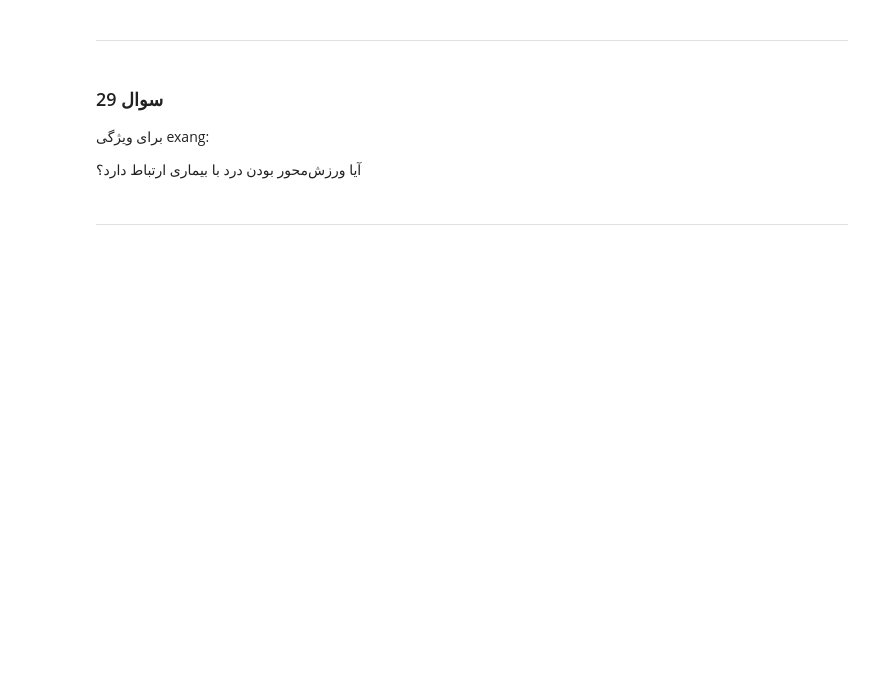
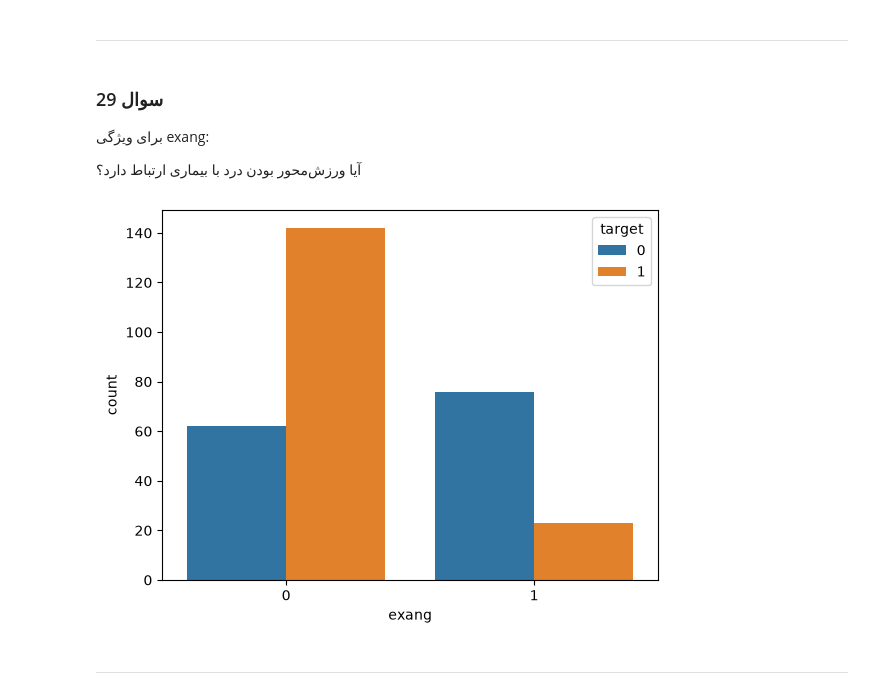
Before and after one commit to MehradAmiresmi/Data-Mining-Answer, a Jupyter notebook: task_1/001_data_understanding.ipynb, the cells around one changed output. Drawn from its saved outputs; the diff is of its cells as text; code cells hidden in the pictures; blank space fills up the shorter version.

```diff
--- a/task_1/001_data_understanding.ipynb
+++ b/task_1/001_data_understanding.ipynb
@@ -946,6 +985,11 @@ Cross Tab با target ایجاد کنید.
 برای ویژگی exang:
 
 آیا ورزش‌محور بودن درد با بیماری ارتباط دارد؟
+# %%
+sns.countplot(data=df, x="exang", hue="target")
+plt.show()
+# %% [output]
+[figure, added]
 # %% [markdown]
 
 ---
```
Also changed, not shown: parts of 4 cells of this notebook.
